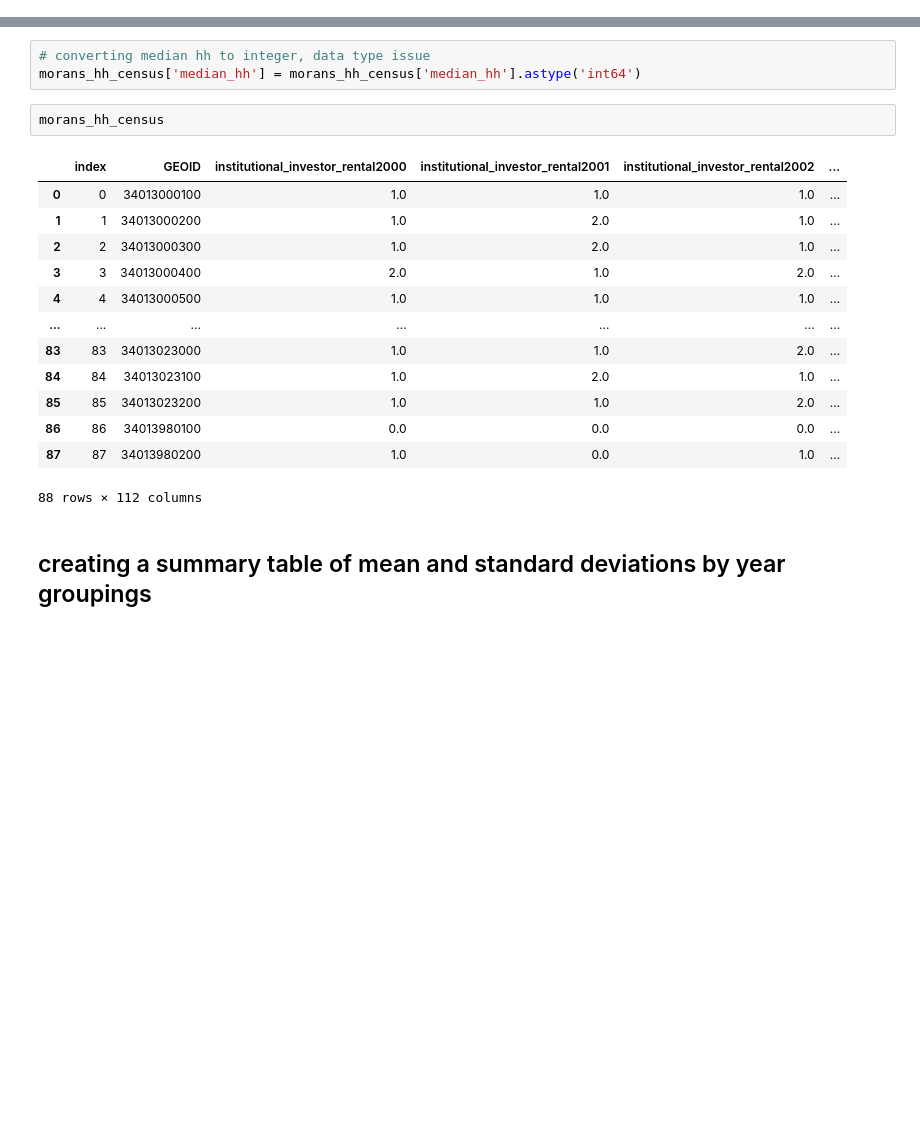
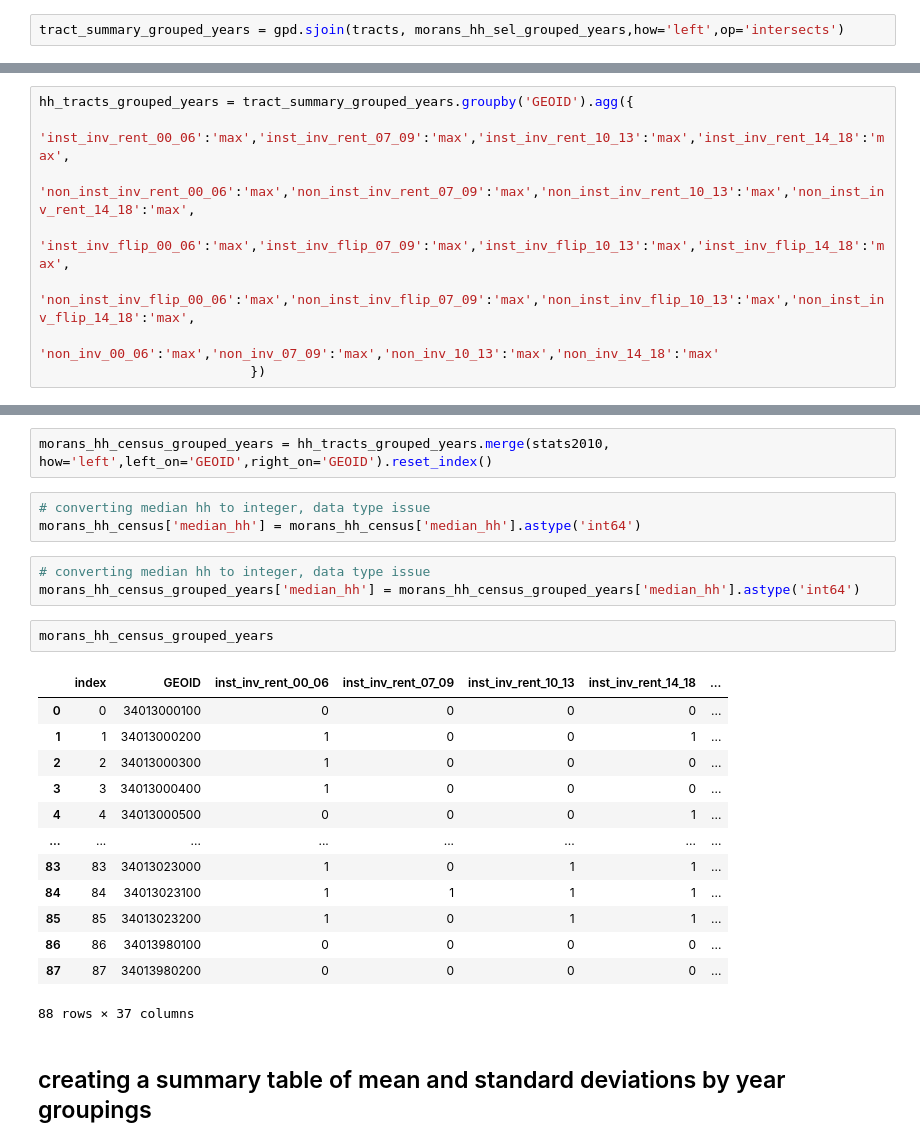
Before and after one commit to CenterForSpatialResearch/investors-NJ, a Jupyter notebook: 05_Cenus_Block_Summary.ipynb, the cells around one changed output, grey strips where cells are left out. Saved outputs shown, nothing was run; the diff lists cells and outputs as text; blank space fills up the shorter version.

```diff
--- a/05_Cenus_Block_Summary.ipynb
+++ b/05_Cenus_Block_Summary.ipynb
@@ -194,6 +217,8 @@ morans_hh_sel = morans_hh[['institutional_investor_rental2000','institutional_in
 # %%
 # spatial join of morans hh clusters to tracts
 tract_summary = gpd.sjoin(tracts,morans_hh_sel,how='left',op='intersects')
+# %%
+tract_summary_grouped_years = gpd.sjoin(tracts, morans_hh_sel_grouped_years,how='left',op='intersects')
 # %%
 # grouping by tract ID and getting max value (for non weighted version of statistics)
 hh_tracts = tract_summary.groupby('GEOID').agg({'institutional_investor_rental2000':'max','institutional_investor_rental2001':'max','institutional_investor_rental2002':'max','institutional_investor_rental2003':'max',
@@ -221,29 +246,42 @@ hh_tracts = tract_summary.groupby('GEOID').agg({'institutional_investor_rental20
                            'non_investor2008':'max','non_investor2009':'max','non_investor2010':'max','non_investor2011':'max',
                            'non_investor2012':'max','non_investor2013':'max','non_investor2014':'max','non_investor2015':'max',
                            'non_investor2016':'max','non_investor2017':'max','non_investor2018':'max'})
+# %%
+hh_tracts_grouped_years = tract_summary_grouped_years.groupby('GEOID').agg({
+                           'inst_inv_rent_00_06':'max','inst_inv_rent_07_09':'max','inst_inv_rent_10_13':'max','inst_inv_rent_14_18':'max',
+                           'non_inst_inv_rent_00_06':'max','non_inst_inv_rent_07_09':'max','non_inst_inv_rent_10_13':'max','non_inst_inv_rent_14_18':'max',
+                           'inst_inv_flip_00_06':'max','inst_inv_flip_07_09':'max','inst_inv_flip_10_13':'max','inst_inv_flip_14_18':'max',
+                           'non_inst_inv_flip_00_06':'max','non_inst_inv_flip_07_09':'max','non_inst_inv_flip_10_13':'max','non_inst_inv_flip_14_18':'max',
+                           'non_inv_00_06':'max','non_inv_07_09':'max','non_inv_10_13':'max','non_inv_14_18':'max'
+                           })
 # %%
 # joining stats to tracts with morans results files based on geo ids
 morans_hh_census = hh_tracts.merge(stats2010, how = "left",
                                             left_on="GEOID",right_on="GEOID").reset_index()
+# %%
+morans_hh_census_grouped_years = hh_tracts_grouped_years.merge(stats2010, how='left',left_on='GEOID',right_on='GEOID').reset_index()
 # %%
 # converting median hh to integer, data type issue
 morans_hh_census['median_hh'] = morans_hh_census['median_hh'].astype('int64')
-# %%
-morans_hh_census
-# %% [output]
-|  | index | GEOID | institutional_investor_rental2000 | institutional_investor_rental2001 | institutional_investor_rental2002 | ... |
-| 0 | 0 | 34013000100 | 1.0 | 1.0 | 1.0 | ... |
-| 1 | 1 | 34013000200 | 1.0 | 2.0 | 1.0 | ... |
-| 2 | 2 | 34013000300 | 1.0 | 2.0 | 1.0 | ... |
-| 3 | 3 | 34013000400 | 2.0 | 1.0 | 2.0 | ... |
-| 4 | 4 | 34013000500 | 1.0 | 1.0 | 1.0 | ... |
-| ... | ... | ... | ... | ... | ... | ... |
-| 83 | 83 | 34013023000 | 1.0 | 1.0 | 2.0 | ... |
-| 84 | 84 | 34013023100 | 1.0 | 2.0 | 1.0 | ... |
-| 85 | 85 | 34013023200 | 1.0 | 1.0 | 2.0 | ... |
-| 86 | 86 | 34013980100 | 0.0 | 0.0 | 0.0 | ... |
-| 87 | 87 | 34013980200 | 1.0 | 0.0 | 1.0 | ... |
-88 rows × 112 columns
+# %%
+# converting median hh to integer, data type issue
+morans_hh_census_grouped_years['median_hh'] = morans_hh_census_grouped_years['median_hh'].astype('int64')
+# %%
+morans_hh_census_grouped_years
+# %% [output]
+|  | index | GEOID | inst_inv_rent_00_06 | inst_inv_rent_07_09 | inst_inv_rent_10_13 | inst_inv_rent_14_18 | ... |
+| 0 | 0 | 34013000100 | 0 | 0 | 0 | 0 | ... |
+| 1 | 1 | 34013000200 | 1 | 0 | 0 | 1 | ... |
+| 2 | 2 | 34013000300 | 1 | 0 | 0 | 0 | ... |
+| 3 | 3 | 34013000400 | 1 | 0 | 0 | 0 | ... |
+| 4 | 4 | 34013000500 | 0 | 0 | 0 | 1 | ... |
+| ... | ... | ... | ... | ... | ... | ... | ... |
+| 83 | 83 | 34013023000 | 1 | 0 | 1 | 1 | ... |
+| 84 | 84 | 34013023100 | 1 | 1 | 1 | 1 | ... |
+| 85 | 85 | 34013023200 | 1 | 0 | 1 | 1 | ... |
+| 86 | 86 | 34013980100 | 0 | 0 | 0 | 0 | ... |
+| 87 | 87 | 34013980200 | 0 | 0 | 0 | 0 | ... |
+88 rows × 37 columns
 # %% [markdown]
 ## creating a summary table of mean and standard deviations by year groupings
 # %%
```
Also changed, not shown: parts of 25 cells of this notebook, 2 other files.
